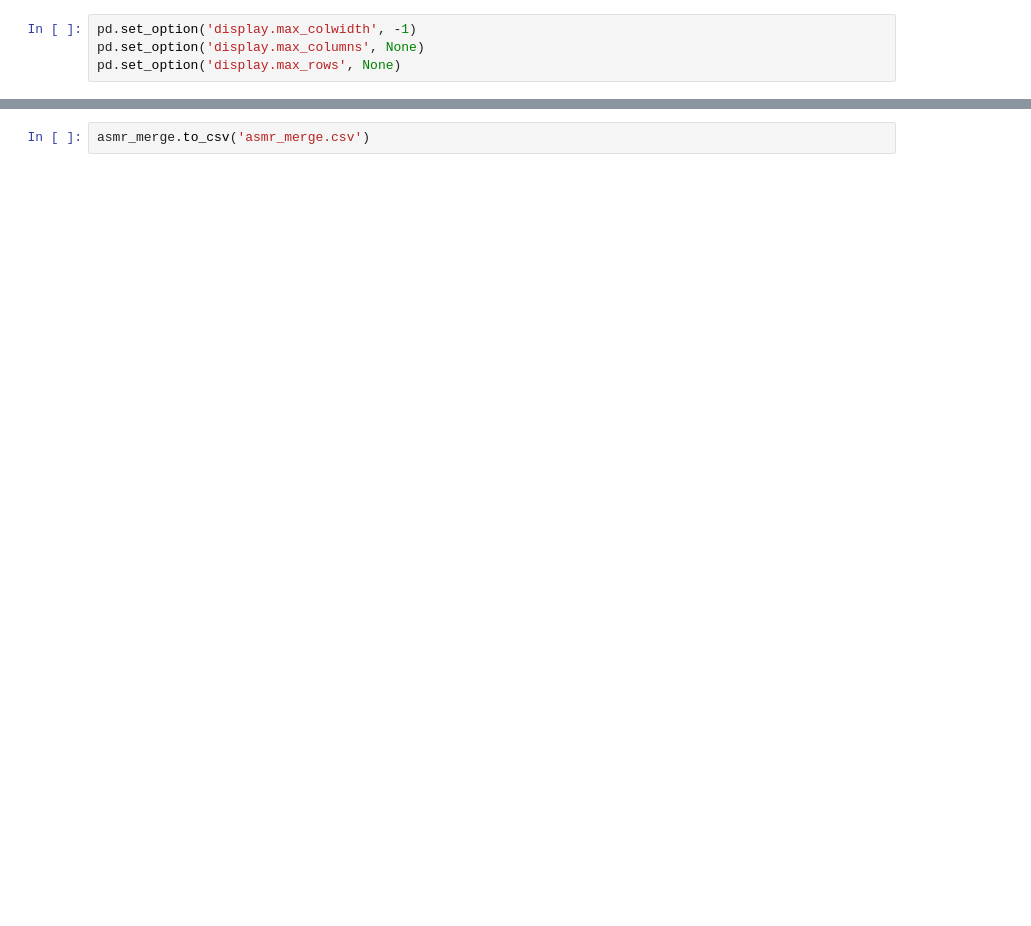
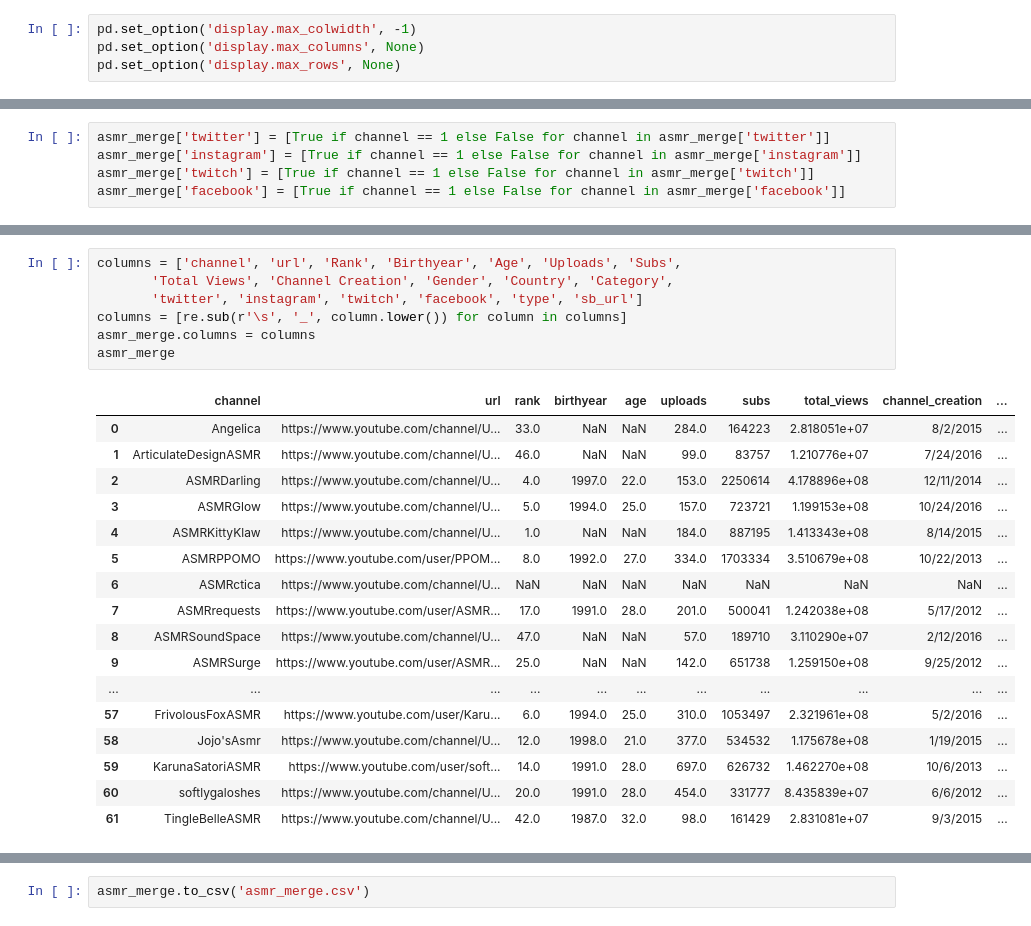
Before and after one commit to shortpoet/YouTube-Data-Analytics-and-Visualization, a Jupyter notebook: data_collection/asmr_copy.ipynb, the cells around one changed output, grey strips where cells are left out. Drawn from its saved outputs; the diff is of its cells as text; blank space fills up the shorter version.

```diff
--- a/data_collection/asmr_copy.ipynb
+++ b/data_collection/asmr_copy.ipynb
@@ -144,0 +159,5 @@ asmr_merge.head()
+# %%
+asmr_merge['twitter'] = [True if channel == 1 else False for channel in asmr_merge['twitter']]
+asmr_merge['instagram'] = [True if channel == 1 else False for channel in asmr_merge['instagram']]
+asmr_merge['twitch'] = [True if channel == 1 else False for channel in asmr_merge['twitch']]
+asmr_merge['facebook'] = [True if channel == 1 else False for channel in asmr_merge['facebook']]
@@ -144,0 +171,25 @@ asmr_merge.head()
+# %%
+columns = ['channel', 'url', 'Rank', 'Birthyear', 'Age', 'Uploads', 'Subs',
+       'Total Views', 'Channel Creation', 'Gender', 'Country', 'Category',
+       'twitter', 'instagram', 'twitch', 'facebook', 'type', 'sb_url']
+columns = [re.sub(r'\s', '_', column.lower()) for column in columns]
+asmr_merge.columns = columns
+asmr_merge
+# %% [output]
+|  | channel | url | rank | birthyear | age | uploads | subs | total_views | channel_creation | ... |
+| 0 | Angelica | https://www.youtube.com/channel/U... | 33.0 | NaN | NaN | 284.0 | 164223 | 2.818051e+07 | 8/2/2015 | ... |
+| 1 | ArticulateDesignASMR | https://www.youtube.com/channel/U... | 46.0 | NaN | NaN | 99.0 | 83757 | 1.210776e+07 | 7/24/2016 | ... |
+| 2 | ASMRDarling | https://www.youtube.com/channel/U... | 4.0 | 1997.0 | 22.0 | 153.0 | 2250614 | 4.178896e+08 | 12/11/2014 | ... |
+| 3 | ASMRGlow | https://www.youtube.com/channel/U... | 5.0 | 1994.0 | 25.0 | 157.0 | 723721 | 1.199153e+08 | 10/24/2016 | ... |
+| 4 | ASMRKittyKlaw | https://www.youtube.com/channel/U... | 1.0 | NaN | NaN | 184.0 | 887195 | 1.413343e+08 | 8/14/2015 | ... |
+| 5 | ASMRPPOMO | https://www.youtube.com/user/PPOM... | 8.0 | 1992.0 | 27.0 | 334.0 | 1703334 | 3.510679e+08 | 10/22/2013 | ... |
+| 6 | ASMRctica | https://www.youtube.com/channel/U... | NaN | NaN | NaN | NaN | NaN | NaN | NaN | ... |
+| 7 | ASMRrequests | https://www.youtube.com/user/ASMR... | 17.0 | 1991.0 | 28.0 | 201.0 | 500041 | 1.242038e+08 | 5/17/2012 | ... |
+| 8 | ASMRSoundSpace | https://www.youtube.com/channel/U... | 47.0 | NaN | NaN | 57.0 | 189710 | 3.110290e+07 | 2/12/2016 | ... |
+| 9 | ASMRSurge | https://www.youtube.com/user/ASMR... | 25.0 | NaN | NaN | 142.0 | 651738 | 1.259150e+08 | 9/25/2012 | ... |
+| ... | ... | ... | ... | ... | ... | ... | ... | ... | ... | ... |
+| 57 | FrivolousFoxASMR | https://www.youtube.com/user/Karu... | 6.0 | 1994.0 | 25.0 | 310.0 | 1053497 | 2.321961e+08 | 5/2/2016 | ... |
+| 58 | Jojo'sAsmr | https://www.youtube.com/channel/U... | 12.0 | 1998.0 | 21.0 | 377.0 | 534532 | 1.175678e+08 | 1/19/2015 | ... |
+| 59 | KarunaSatoriASMR | https://www.youtube.com/user/soft... | 14.0 | 1991.0 | 28.0 | 697.0 | 626732 | 1.462270e+08 | 10/6/2013 | ... |
+| 60 | softlygaloshes | https://www.youtube.com/channel/U... | 20.0 | 1991.0 | 28.0 | 454.0 | 331777 | 8.435839e+07 | 6/6/2012 | ... |
+| 61 | TingleBelleASMR | https://www.youtube.com/channel/U... | 42.0 | 1987.0 | 32.0 | 98.0 | 161429 | 2.831081e+07 | 9/3/2015 | ... |
```
Also changed, not shown: parts of 16 cells of this notebook, 7 other files.
